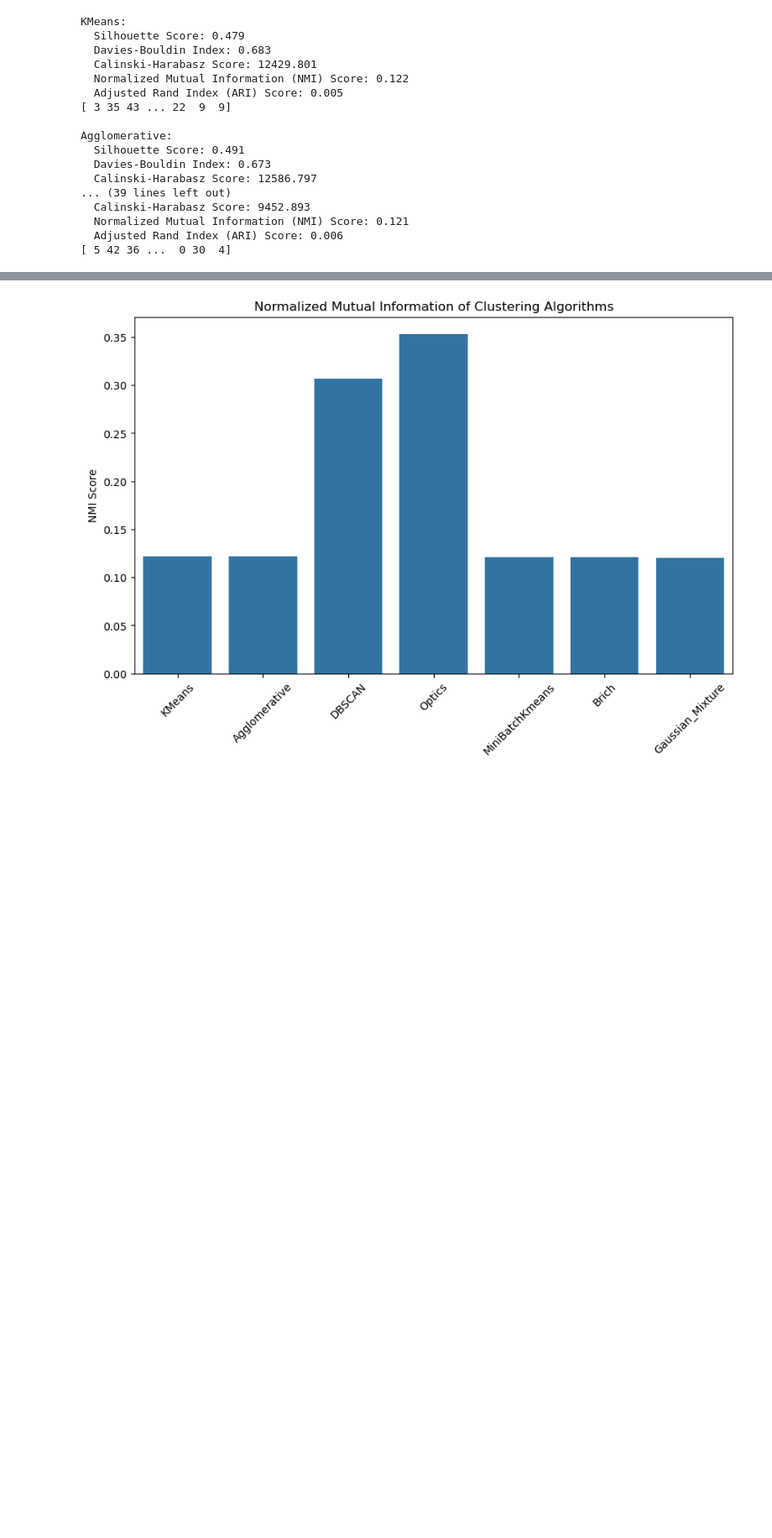
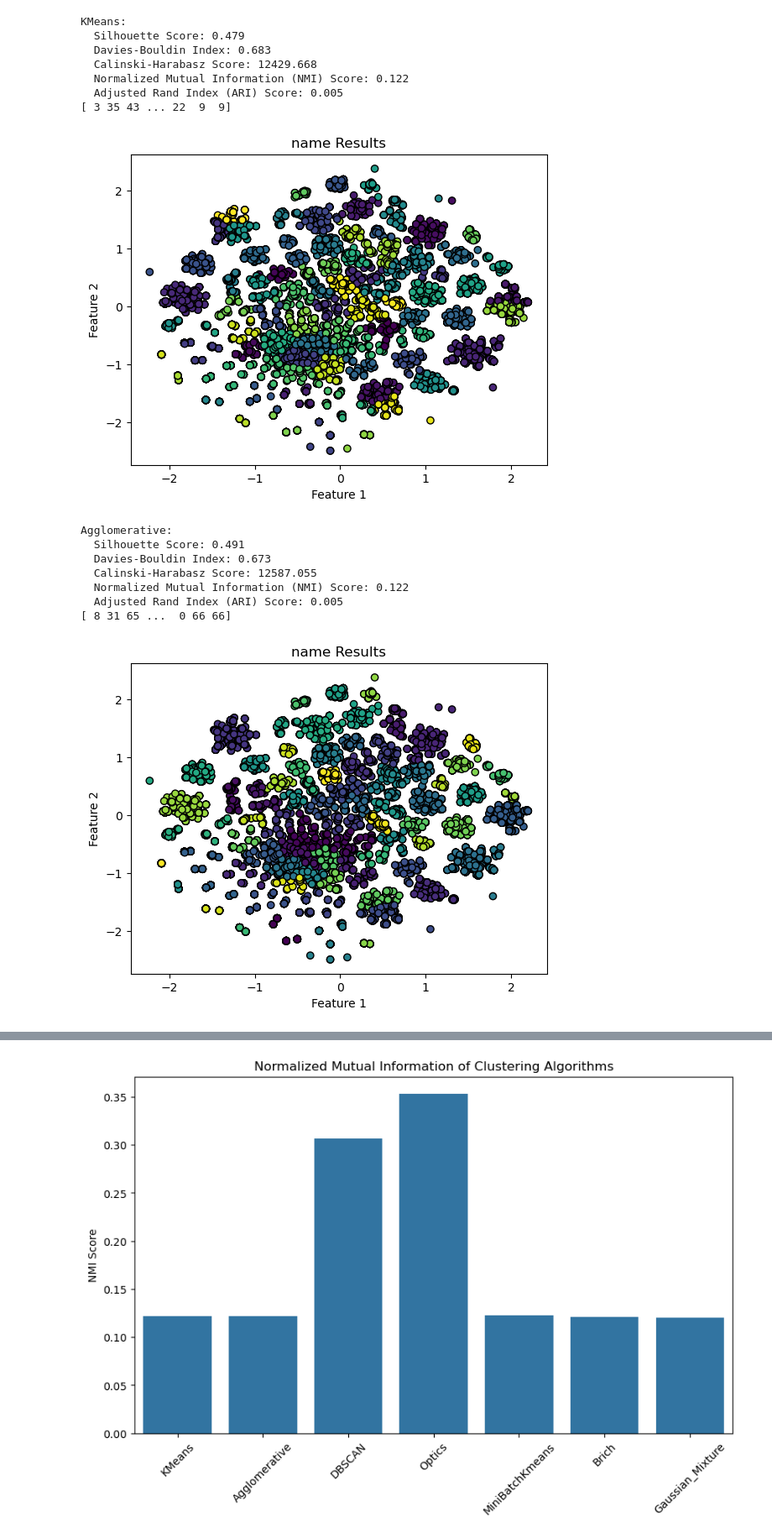
Before and after one commit to hoomanhonarvar/persian_Spell_Correction-_for_non-native, a Jupyter notebook: data_analysis/clustering.ipynb, the cells around one changed output, grey strips where cells are left out. Shown at 84% size. Cells and saved outputs as stored; diff of their text form; code cells hidden in the pictures; blank space fills up the shorter version.

```diff
--- a/data_analysis/clustering.ipynb
+++ b/data_analysis/clustering.ipynb
@@ -141,29 +132,33 @@ for name, algorithm in algorithms.items():
 # %%
 # Print results
 for name, result in results.items():
     print(f"{name}:")
     print(f"  Silhouette Score: {result['Silhouette Score']:.3f}")
     print(f"  Davies-Bouldin Index: {result['Davies-Bouldin Index']:.3f}")
     print(f"  Calinski-Harabasz Score: {result['Calinski-Harabasz Score']:.3f}")
     print(f"  Normalized Mutual Information (NMI) Score: {result['Normalized Mutual Information (NMI)']:.3f}")
     print(f"  Adjusted Rand Index (ARI) Score: {result['Adjusted Rand Index (ARI)']:.3f}")
     print(result['Labels'])
+    plt.scatter(reduced_data[:, 0], reduced_data[:, 1], c=result['Labels'], cmap='viridis', marker='o', edgecolor='k')
+    plt.title('name Results')
+    plt.xlabel('Feature 1')
+    plt.ylabel('Feature 2')
+    plt.show()
     print()
 # %% [output]
 KMeans:
   Silhouette Score: 0.479
   Davies-Bouldin Index: 0.683
-  Calinski-Harabasz Score: 12429.801
+  Calinski-Harabasz Score: 12429.668
   Normalized Mutual Information (NMI) Score: 0.122
   Adjusted Rand Index (ARI) Score: 0.005
 [ 3 35 43 ... 22  9  9]
-
-Agglomerative:
-  Silhouette Score: 0.491
-  Davies-Bouldin Index: 0.673
-  Calinski-Harabasz Score: 12586.797
-... (39 lines left out)
-  Calinski-Harabasz Score: 9452.893
-  Normalized Mutual Information (NMI) Score: 0.121
-  Adjusted Rand Index (ARI) Score: 0.006
-[ 5 42 36 ...  0 30  4]
+[figure, added]
+Agglomerative:
+  Silhouette Score: 0.491
+  Davies-Bouldin Index: 0.673
+  Calinski-Harabasz Score: 12587.055
+  Normalized Mutual Information (NMI) Score: 0.122
+  Adjusted Rand Index (ARI) Score: 0.005
+[ 8 31 65 ...  0 66 66]
+[figure, added]
```
Also changed, not shown: parts of 9 cells of this notebook, 1 other file.
